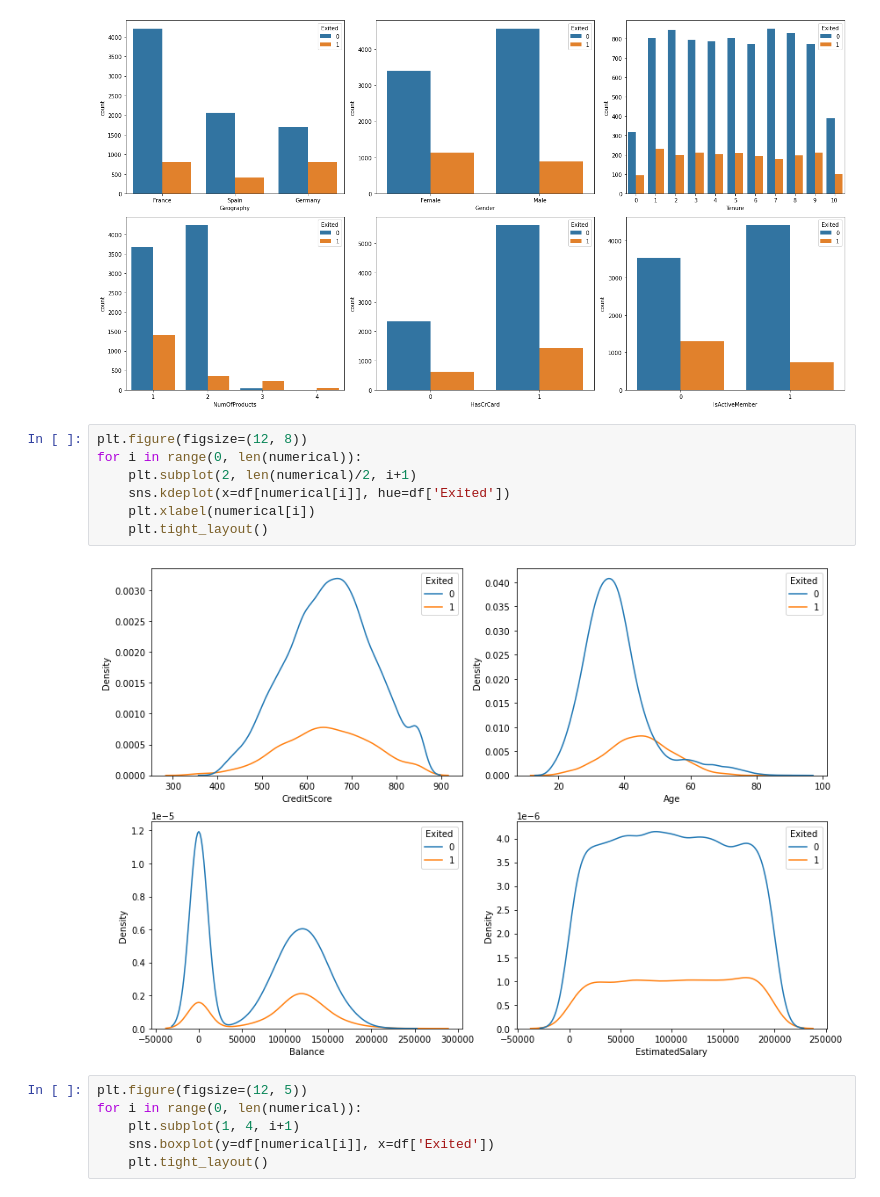
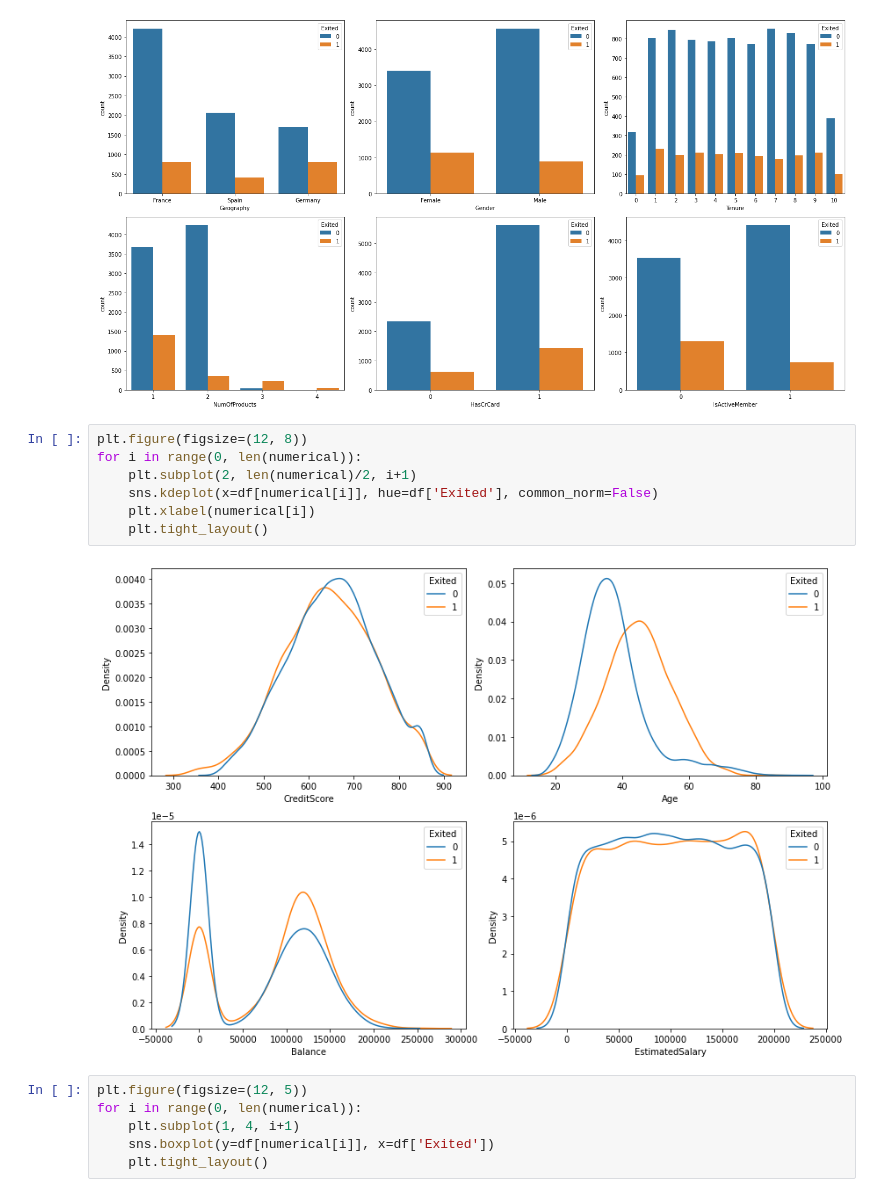
Before and after one commit to chakraskun/churn-modelling, a Jupyter notebook: eda_and_datviz.ipynb, the cells around one changed output. Cells and saved outputs as stored; diff of their text form.

Commit message:
fix kdeplot for common norm

```diff
--- a/eda_and_datviz.ipynb
+++ b/eda_and_datviz.ipynb
@@ -233,12 +233,12 @@ for i in range(0, len(categorical)):
 # %%
 plt.figure(figsize=(12, 8))
 for i in range(0, len(numerical)):
     plt.subplot(2, len(numerical)/2, i+1)
-    sns.kdeplot(x=df[numerical[i]], hue=df['Exited'])
+    sns.kdeplot(x=df[numerical[i]], hue=df['Exited'], common_norm=False)
     plt.xlabel(numerical[i])
     plt.tight_layout()
 # %% [output]
-[figure, old version]
+[figure, new version]
 # %%
 plt.figure(figsize=(12, 5))
 for i in range(0, len(numerical)):
```
Also changed, not shown: parts of 2 cells of this notebook.
